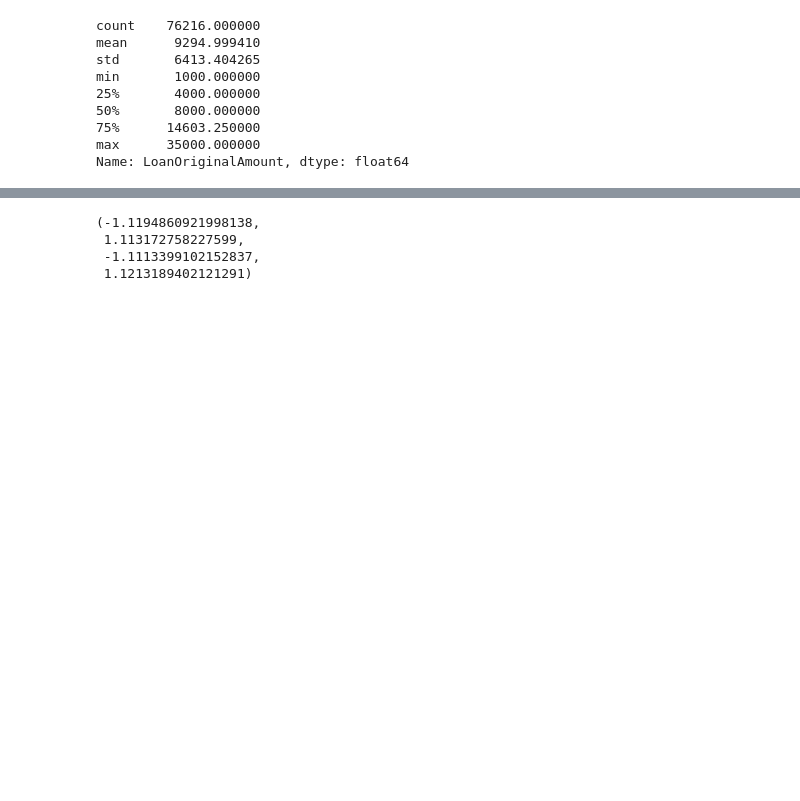
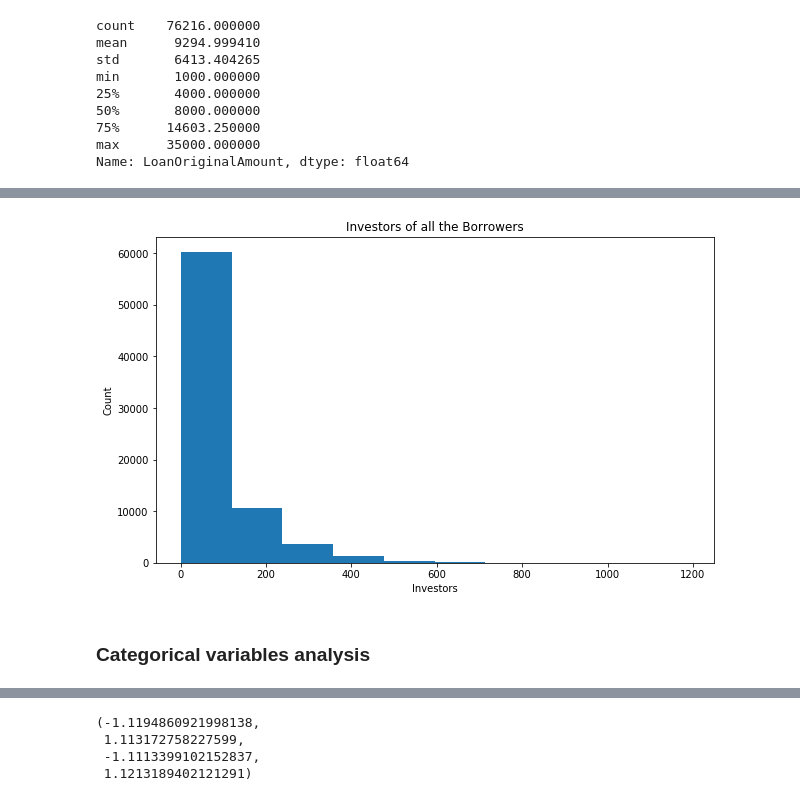
Before and after one commit to HeeDon207/DataScienceProject1, a Jupyter notebook: HuyTDD.ipynb, the cells around one changed output, grey strips where cells are left out. Drawn from its saved outputs; the diff is of its cells as text; code cells hidden in the pictures; blank space fills up the shorter version.

```diff
--- a/HuyTDD.ipynb
+++ b/HuyTDD.ipynb
@@ -250,0 +292,10 @@ Name: LoanOriginalAmount, dtype: float64
+# %%
+plt.figure(figsize = [10,6])
+plt.hist(data = loan_df, x = 'Investors');
+plt.xlabel('Investors');
+plt.ylabel('Count');
+plt.title("Investors of all the Borrowers");
+# %% [output]
+[figure, added]
+# %% [markdown]
+### **Categorical variables analysis**
```
Also changed, not shown: parts of 34 cells of this notebook, 1 other file.
